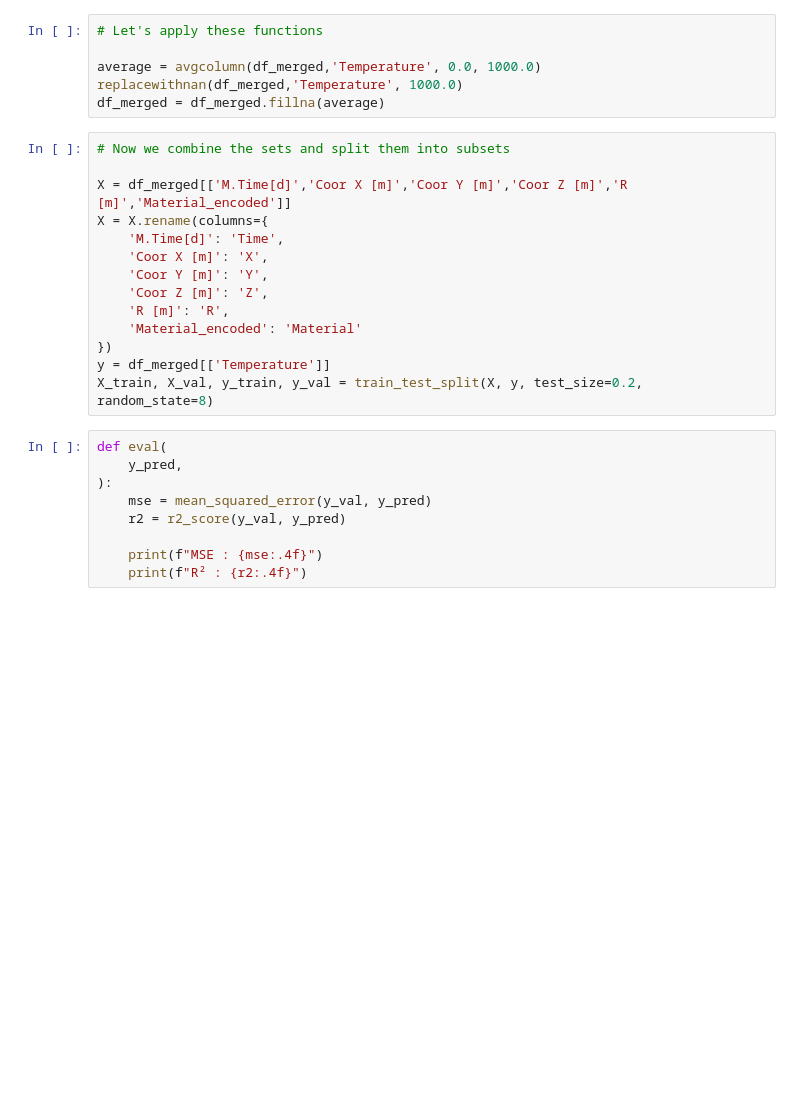
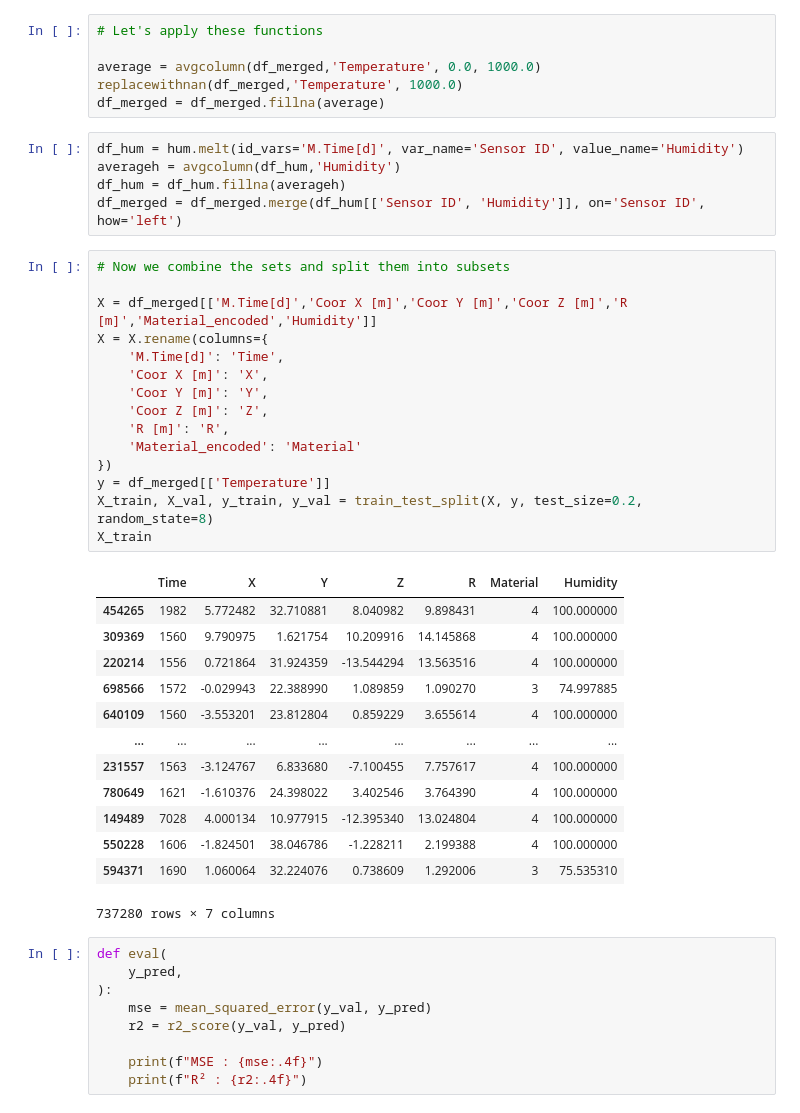
Before and after one commit to NicolasKunzli/ProjectML, a Jupyter notebook: train.ipynb, the cells around one changed output. Cells and saved outputs as stored; diff of their text form; blank space fills up the shorter version.

```diff
--- a/train.ipynb
+++ b/train.ipynb
@@ -118,20 +122,40 @@ def avgcolumn(
 average = avgcolumn(df_merged,'Temperature', 0.0, 1000.0)
 replacewithnan(df_merged,'Temperature', 1000.0)
 df_merged = df_merged.fillna(average)
+# %%
+df_hum = hum.melt(id_vars='M.Time[d]', var_name='Sensor ID', value_name='Humidity')
+averageh = avgcolumn(df_hum,'Humidity')
+df_hum = df_hum.fillna(averageh)
+df_merged = df_merged.merge(df_hum[['Sensor ID', 'Humidity']], on='Sensor ID', how='left')
 # %%
 # Now we combine the sets and split them into subsets
 
-X = df_merged[['M.Time[d]','Coor X [m]','Coor Y [m]','Coor Z [m]','R [m]','Material_encoded']]
+X = df_merged[['M.Time[d]','Coor X [m]','Coor Y [m]','Coor Z [m]','R [m]','Material_encoded','Humidity']]
 X = X.rename(columns={
     'M.Time[d]': 'Time',
     'Coor X [m]': 'X',
     'Coor Y [m]': 'Y',
     'Coor Z [m]': 'Z',
     'R [m]': 'R',
     'Material_encoded': 'Material'
 })
 y = df_merged[['Temperature']]
 X_train, X_val, y_train, y_val = train_test_split(X, y, test_size=0.2, random_state=8)
+X_train
+# %% [output]
+|  | Time | X | Y | Z | R | Material | Humidity |
+| 454265 | 1982 | 5.772482 | 32.710881 | 8.040982 | 9.898431 | 4 | 100.000000 |
+| 309369 | 1560 | 9.790975 | 1.621754 | 10.209916 | 14.145868 | 4 | 100.000000 |
+| 220214 | 1556 | 0.721864 | 31.924359 | -13.544294 | 13.563516 | 4 | 100.000000 |
+| 698566 | 1572 | -0.029943 | 22.388990 | 1.089859 | 1.090270 | 3 | 74.997885 |
+| 640109 | 1560 | -3.553201 | 23.812804 | 0.859229 | 3.655614 | 4 | 100.000000 |
+| ... | ... | ... | ... | ... | ... | ... | ... |
+| 231557 | 1563 | -3.124767 | 6.833680 | -7.100455 | 7.757617 | 4 | 100.000000 |
+| 780649 | 1621 | -1.610376 | 24.398022 | 3.402546 | 3.764390 | 4 | 100.000000 |
+| 149489 | 7028 | 4.000134 | 10.977915 | -12.395340 | 13.024804 | 4 | 100.000000 |
+| 550228 | 1606 | -1.824501 | 38.046786 | -1.228211 | 2.199388 | 4 | 100.000000 |
+| 594371 | 1690 | 1.060064 | 32.224076 | 0.738609 | 1.292006 | 3 | 75.535310 |
+737280 rows × 7 columns
 # %%
 def eval(
     y_pred,
```
Also changed, not shown: parts of 29 cells of this notebook.
